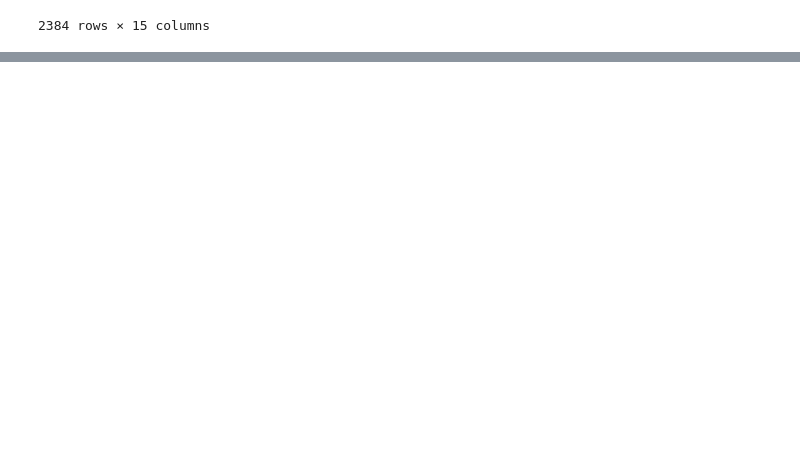
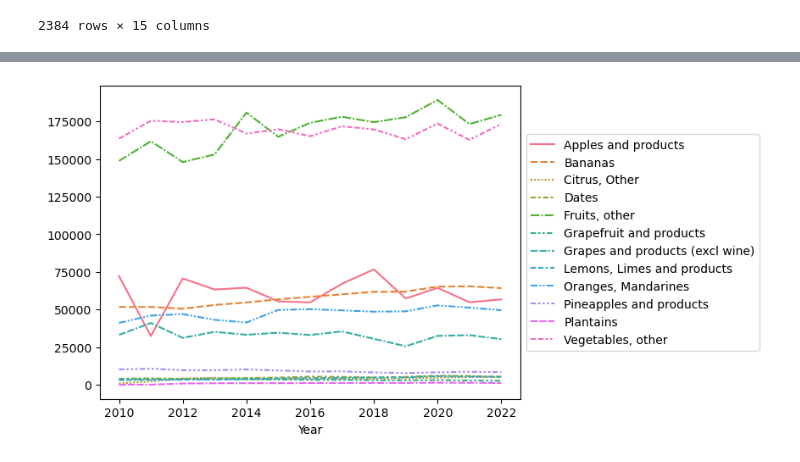
Before and after one commit to leoThorwald/fertilizer_overuse, a Jupyter notebook: extracting_data.ipynb, the cells around one changed output, grey strips where cells are left out. Cells and saved outputs as stored; diff of their text form; code cells hidden in the pictures; blank space fills up the shorter version.

```diff
--- a/extracting_data.ipynb
+++ b/extracting_data.ipynb
@@ -208,0 +832,3 @@ food_balances_df[(food_balances_df['Item']=='Grand Total') & (food_balances_df['
+# %%
+food_balances_fruit_veg_df=pd.read_csv('data/FAOSTAT_food_balances_fruit_veg.csv')
+food_balances_fruit_veg_df
@@ -208,0 +849,7 @@ food_balances_df[(food_balances_df['Item']=='Grand Total') & (food_balances_df['
+# %%
+food_df=food_balances_fruit_veg_df[food_balances_fruit_veg_df['Element']=='Food supply (kcal)'].pivot(index=['Area','Year'],columns='Item',values='Value').fillna(0)
+sns.lineplot(food_df.loc['Switzerland'])
+plt.legend(loc='center left', bbox_to_anchor=(1, 0.5))
+plt.show()
+# %% [output]
+[figure, added]
```
Also changed, not shown: parts of 43 cells of this notebook.
